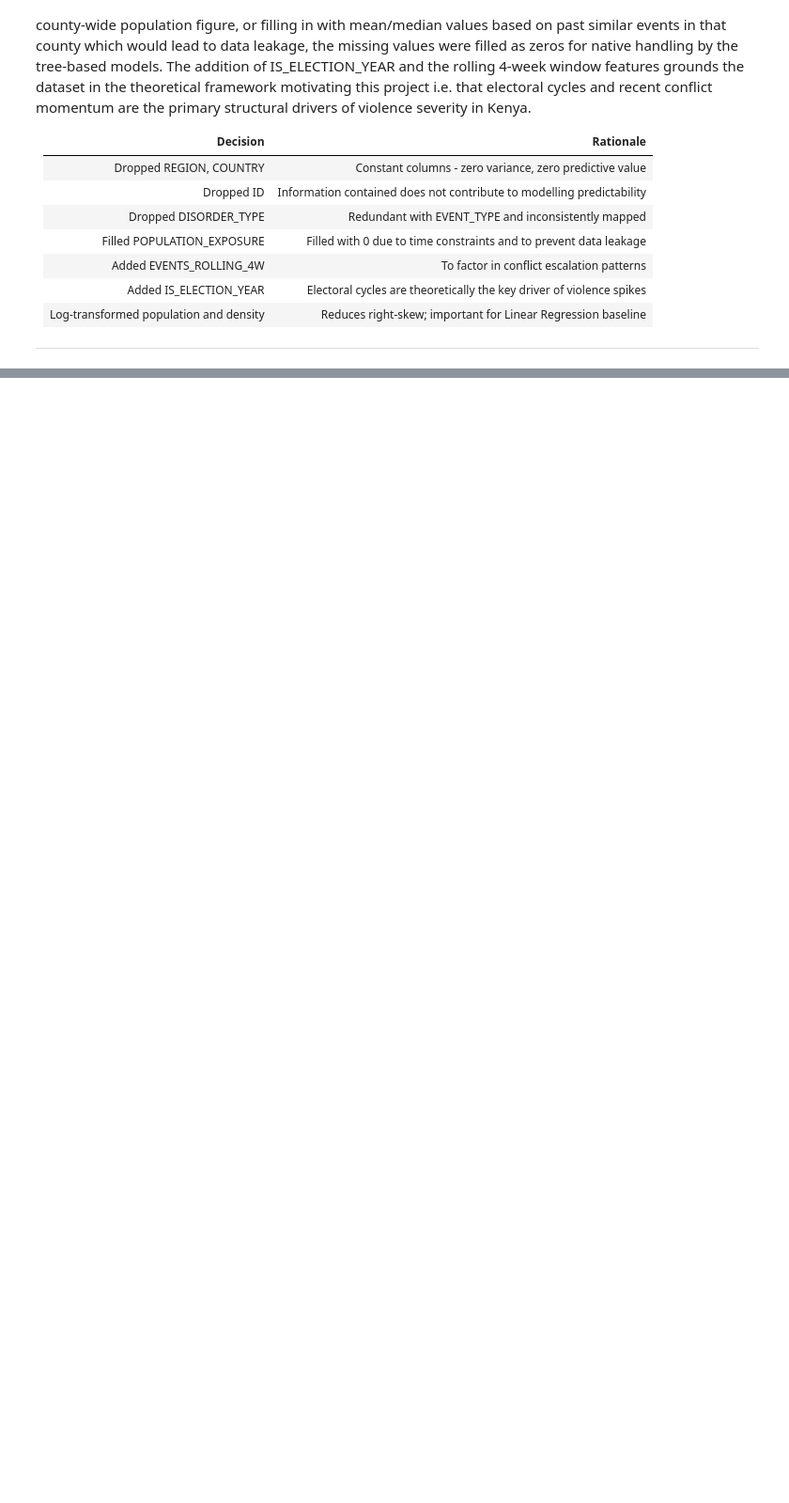
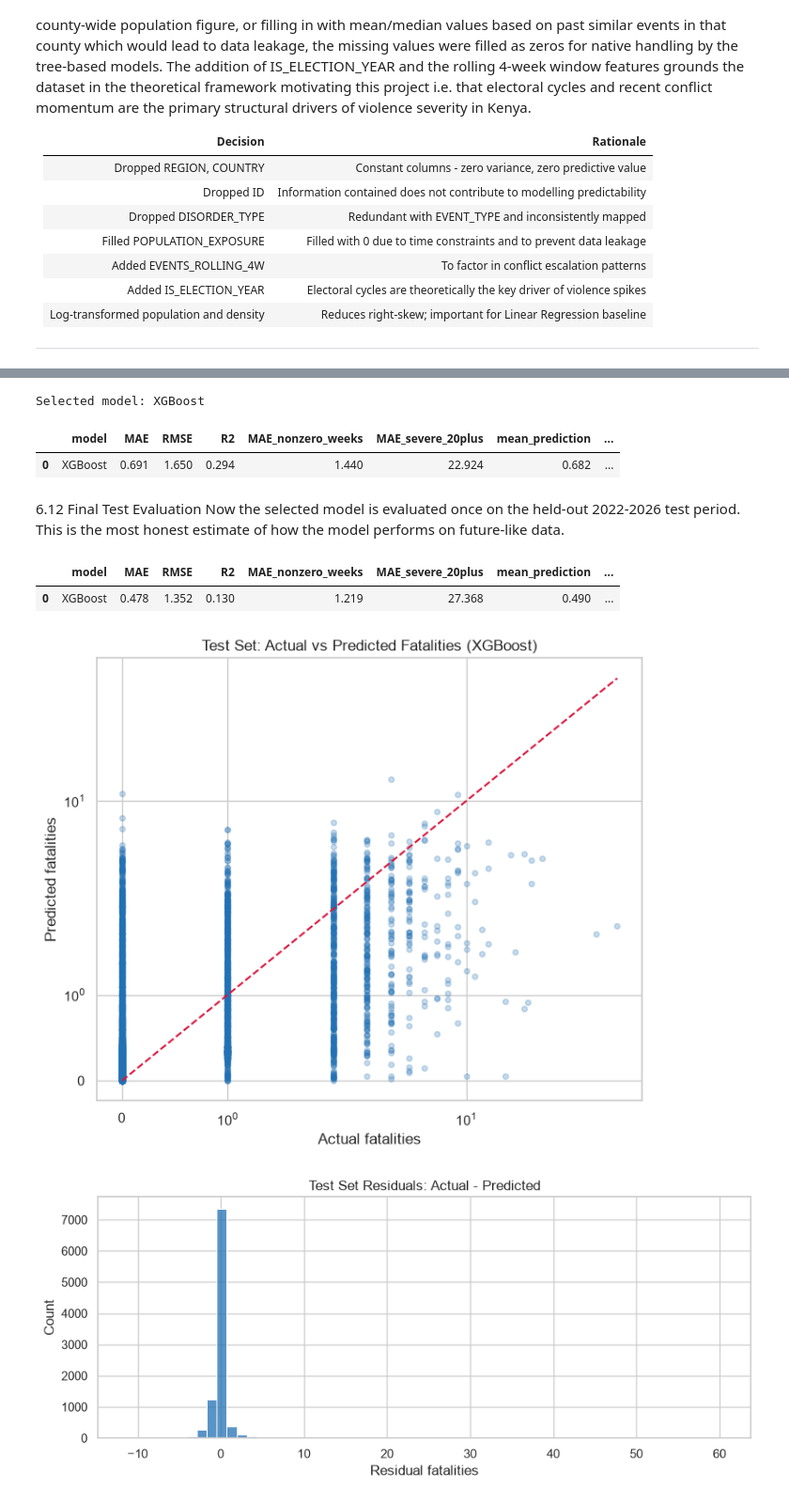
Before and after one commit to KimutaiHub/kenya-political-violence-risk-prediction, a Jupyter notebook: master_notebook.ipynb, the cells around one changed output, grey strips where cells are left out. Shown at 94% size. Drawn from its saved outputs; the diff is of its cells as text; code cells hidden in the pictures; blank space fills up the shorter version.

Commit message:
initial_modeling

```diff
--- a/master_notebook.ipynb
+++ b/master_notebook.ipynb
@@ -819,0 +1399,51 @@ The most consequential decision was the treatment of POPULATION_EXPOSURE: rather
+# %%
+# Select best model by validation RMSE, then MAE as tie-breaker.
+best_model_name = validation_results_df.iloc[0]["model"]
+best_model = trained_pipelines[best_model_name]
+
+print(f"Selected model: {best_model_name}")
+display(validation_results_df.loc[validation_results_df["model"] == best_model_name])
+# %% [output]
+Selected model: XGBoost
+|  | model | MAE | RMSE | R2 | MAE_nonzero_weeks | MAE_severe_20plus | mean_prediction | ... |
+| 0 | XGBoost | 0.691 | 1.650 | 0.294 | 1.440 | 22.924 | 0.682 | ... |
+# %% [markdown]
+6.12 Final Test Evaluation
+Now the selected model is evaluated once on the held-out 2022-2026 test period.
+This is the most honest estimate of how the model performs on future-like data.
+# %%
+test_pred_log = best_model.predict(X_test)
+test_pred_actual = inverse_log_predictions(test_pred_log)
+
+test_metrics = regression_metrics(y_test_actual, test_pred_actual)
+test_detection = detection_metrics(y_test_actual, test_pred_actual, threshold=1.0)
+
+test_results_df = pd.DataFrame([{**{"model": best_model_name}, **test_metrics, **test_detection}])
+display(test_results_df)
+# %% [output]
+|  | model | MAE | RMSE | R2 | MAE_nonzero_weeks | MAE_severe_20plus | mean_prediction | ... |
+| 0 | XGBoost | 0.478 | 1.352 | 0.130 | 1.219 | 27.368 | 0.490 | ... |
+# %%
+# Predicted vs actual plot
+plt.figure(figsize=(7, 6))
+plt.scatter(y_test_actual, test_pred_actual, alpha=0.25, s=18, color="#2171b5")
+plt.plot([0, y_test_actual.max()], [0, y_test_actual.max()], color="crimson", linestyle="--")
+plt.title(f"Test Set: Actual vs Predicted Fatalities ({best_model_name})")
+plt.xlabel("Actual fatalities")
+plt.ylabel("Predicted fatalities")
+plt.xscale("symlog")
+plt.yscale("symlog")
+plt.tight_layout()
+plt.show()
+
+# Residual distribution
+residuals = y_test_actual.values - test_pred_actual
+plt.figure(figsize=(9, 4))
+sns.histplot(residuals, bins=60, color="#2171b5")
+plt.title("Test Set Residuals: Actual - Predicted")
+plt.xlabel("Residual fatalities")
+plt.tight_layout()
+plt.show()
+# %% [output]
+[figure, added]
+[figure, added]
```
Also changed, not shown: parts of 44 cells of this notebook, 5 other files.
